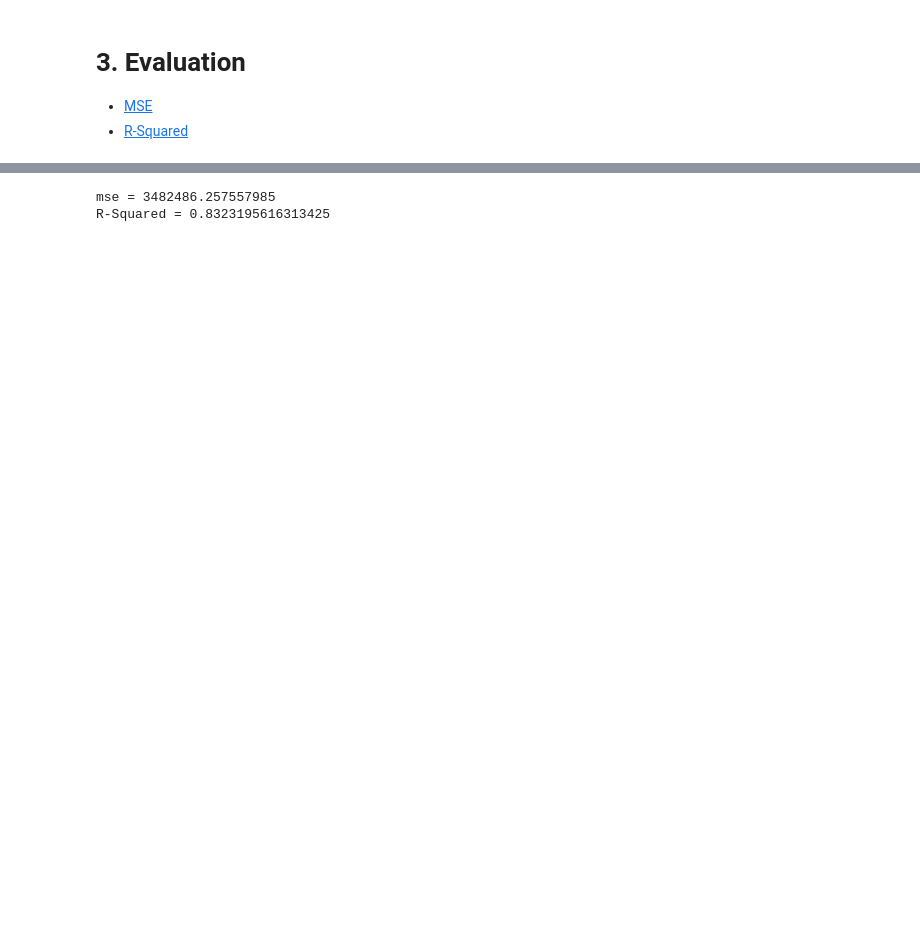
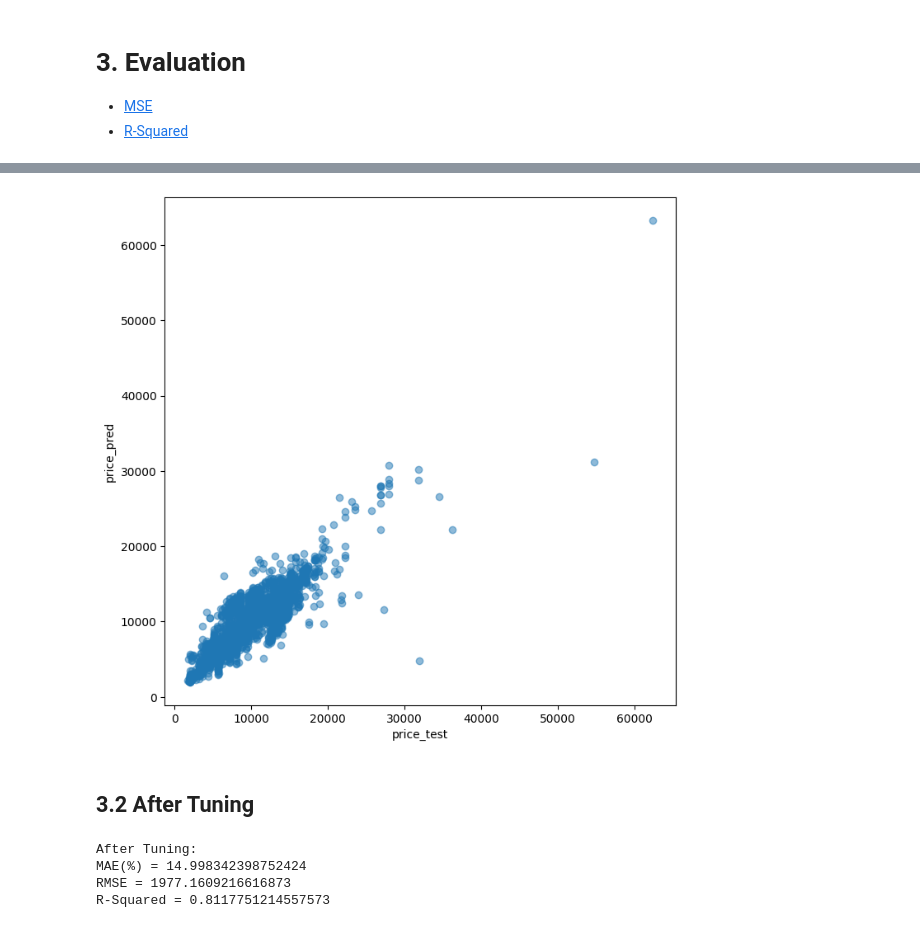
Before and after one commit to Kevin228839/Flight-Fare-Prediction, a Jupyter notebook: random_forest_v3.ipynb, the cells around one changed output, grey strips where cells are left out. Drawn from its saved outputs; the diff is of its cells as text; code cells hidden in the pictures; blank space fills up the shorter version.

```diff
--- a/random_forest_v3.ipynb
+++ b/random_forest_v3.ipynb
@@ -237,14 +301,33 @@ prediction = rand_search_estimator.best_estimator_.predict(data_test)
+# %%
+import matplotlib.pyplot as plt
+
+plt.figure(figsize=(8, 8))
+plt.scatter(target_test, prediction_untuned, alpha=0.5)
+plt.xlabel("price_test")
+plt.ylabel("price_pred")
+plt.show()
+# %% [output]
+[figure, added]
+# %% [markdown]
+## 3.2 After Tuning
 # %%
-from sklearn.metrics import mean_squared_error, r2_score
+# Evaluation after Tuning
 
-# MSE
-mse = mean_squared_error(target_test, prediction)
-print("mse = {}".format(mse))
+print("After Tuning:")
 
+# MAE
+mae = mean_absolute_percentage_error(target_test, prediction)
+# RMSE
+rmse = mean_squared_error(target_test, prediction, squared=False)
 # R-Squared
 r2 = r2_score(target_test, prediction)
+
+print("MAE(%) = {}".format(mae*100))
+print("RMSE = {}".format(rmse))
 print("R-Squared = {}".format(r2))
 # %% [output]
-mse = 3482486.257557985
-R-Squared = 0.8323195616313425
+After Tuning:
+MAE(%) = 14.998342398752424
+RMSE = 1977.1609216616873
+R-Squared = 0.8117751214557573
 # %%
```
Also changed, not shown: parts of 8 cells of this notebook.
